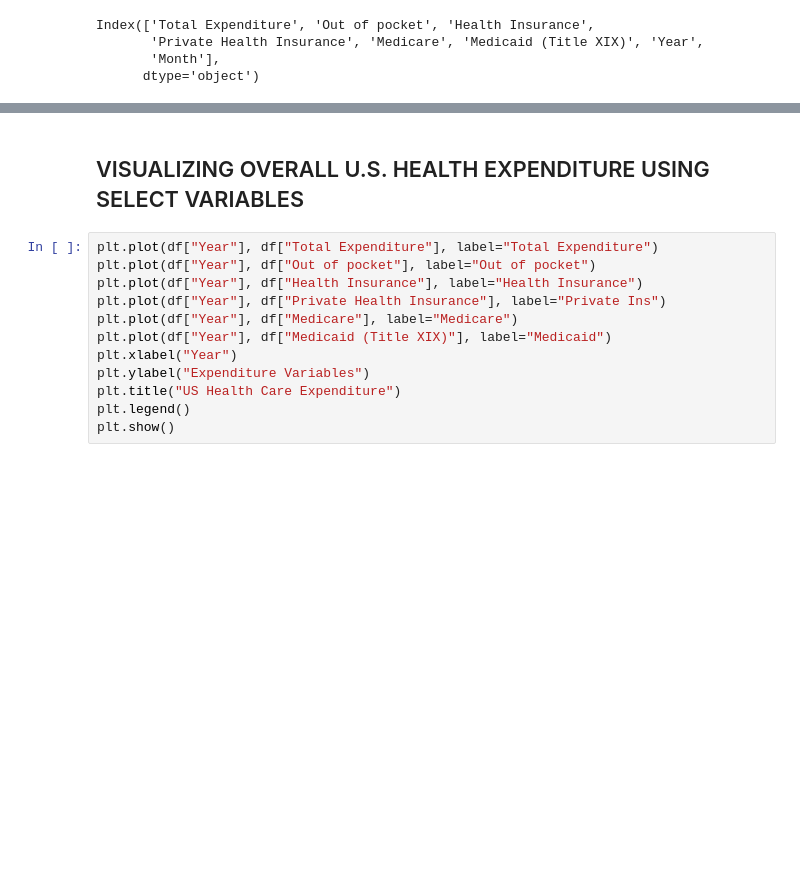
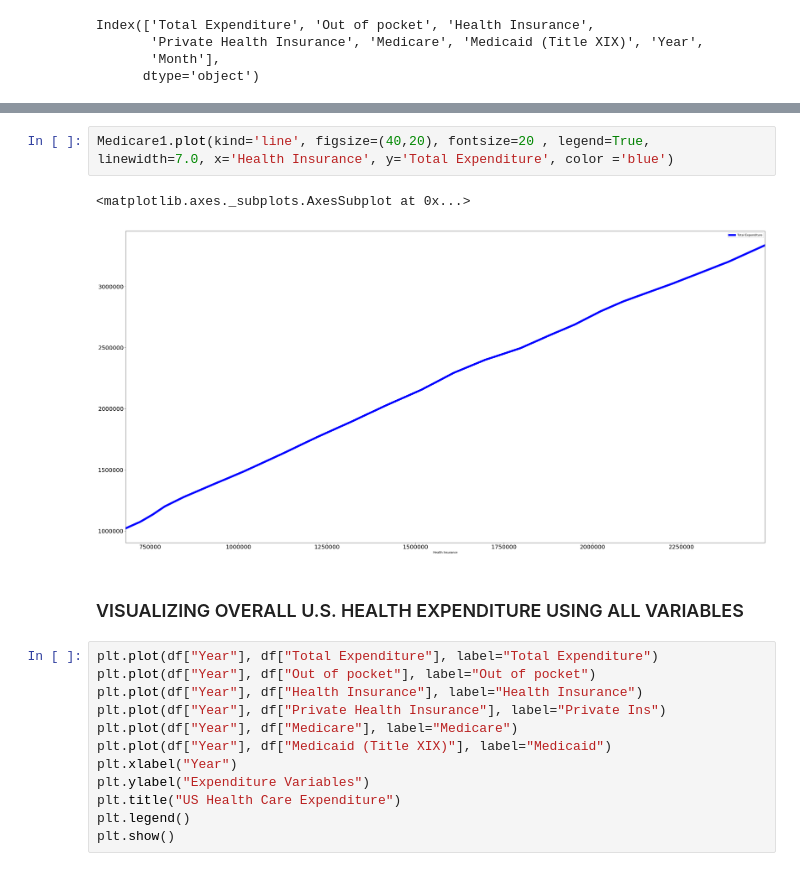
Before and after one commit to judesgit/GA-Data_Science, a Jupyter notebook: projects/final-project/Jude Nwosu -- GA Project -- HealthCare Final Project.ipynb, the cells around one changed output, grey strips where cells are left out. Cells and saved outputs as stored; diff of their text form; blank space fills up the shorter version.

```diff
--- a/projects/final-project/Jude Nwosu -- GA Project -- HealthCare Final Project.ipynb
+++ b/projects/final-project/Jude Nwosu -- GA Project -- HealthCare Final Project.ipynb
@@ -105,5 +191,10 @@ Index(['Total Expenditure', 'Out of pocket', 'Health Insurance',
+# %%
+Medicare1.plot(kind='line', figsize=(40,20), fontsize=20 , legend=True, linewidth=7.0, x='Health Insurance', y='Total Expenditure', color ='blue')
+# %% [output]
+<matplotlib.axes._subplots.AxesSubplot at 0x...>
+[figure, added]
 # %% [markdown]
-## VISUALIZING OVERALL U.S. HEALTH EXPENDITURE USING SELECT VARIABLES
+### VISUALIZING OVERALL U.S. HEALTH EXPENDITURE USING ALL VARIABLES
 # %%
 plt.plot(df["Year"], df["Total Expenditure"], label="Total Expenditure")
 plt.plot(df["Year"], df["Out of pocket"], label="Out of pocket")
```
Also changed, not shown: parts of 16 cells of this notebook.
